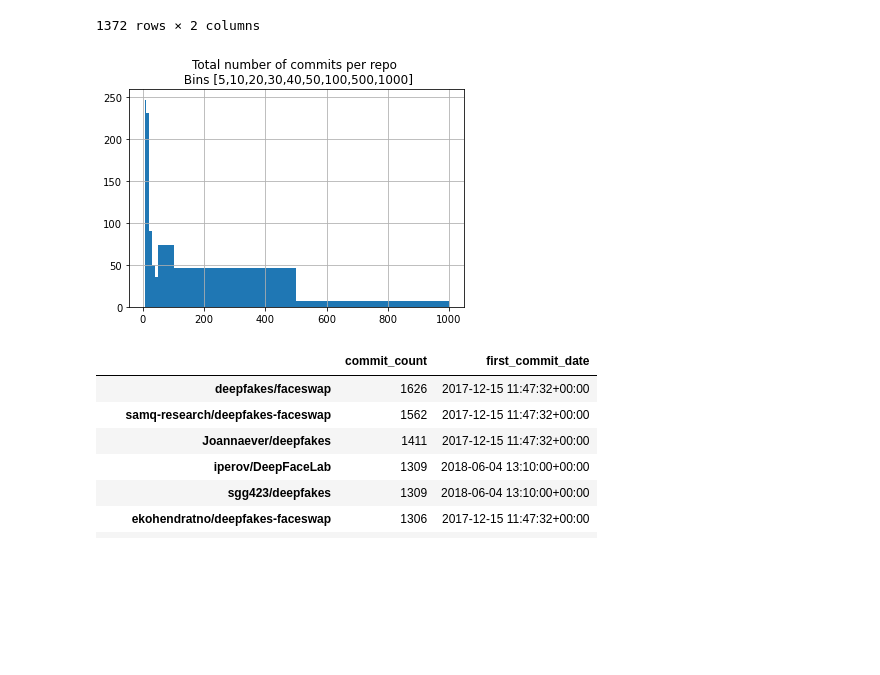
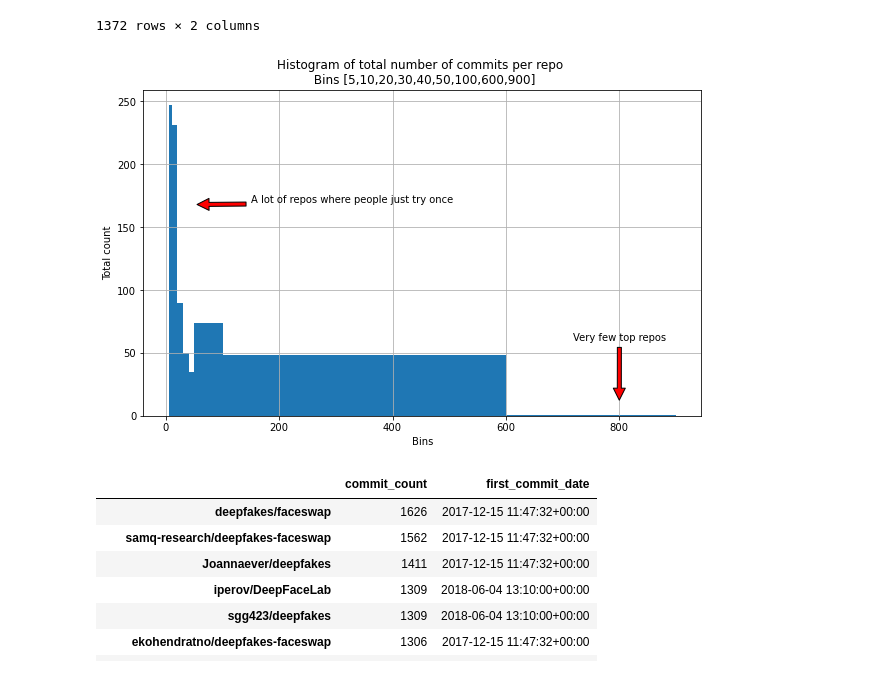
Before and after one commit to solalatus/deepfake_popularity, a Jupyter notebook: github_analyzer.ipynb, the cells around one changed output. Cells and saved outputs as stored; diff of their text form; code cells hidden in the pictures; blank space fills up the shorter version.

```diff
--- a/github_analyzer.ipynb
+++ b/github_analyzer.ipynb
@@ -302,11 +308,19 @@ repodata_df
 | YASHWANTSHARMA01/deepfake | 4 | 2021-06-29 18:15:03+00:00 |
 1372 rows × 2 columns
 # %%
-repodata_df.commit_count.hist(bins=[5,10,20,30,40,50,100,500,1000])
-plt.title("Total number of commits per repo \n Bins [5,10,20,30,40,50,100,500,1000]")
+ax = repodata_df.commit_count.hist(bins=[5,10,20,30,40,50,100,600,900])
+
+
+plt.title("Histogram of total number of commits per repo \n Bins [5,10,20,30,40,50,100,600,900]")
+plt.gcf().set_size_inches(10, 6)
+ax.annotate('Very few top repos', xy=(800, 10),  xycoords='data', xytext=(718, 60),arrowprops=dict(facecolor='red', shrink=0.05))
+ax.annotate('A lot of repos where people just try once', xy=(50, 168),  xycoords='data', xytext=(150, 170),arrowprops=dict(facecolor='red', shrink=0.05))
+
+ax.set_xlabel("Bins")
+ax.set_ylabel("Total count")
 plt.show()
 # %% [output]
-[figure, old version]
+[figure, new version]
 # %%
 repodata_df.sort_values(by="commit_count", ascending=False).head(25)
 # %% [output]
```
Also changed, not shown: parts of 6 cells of this notebook.
